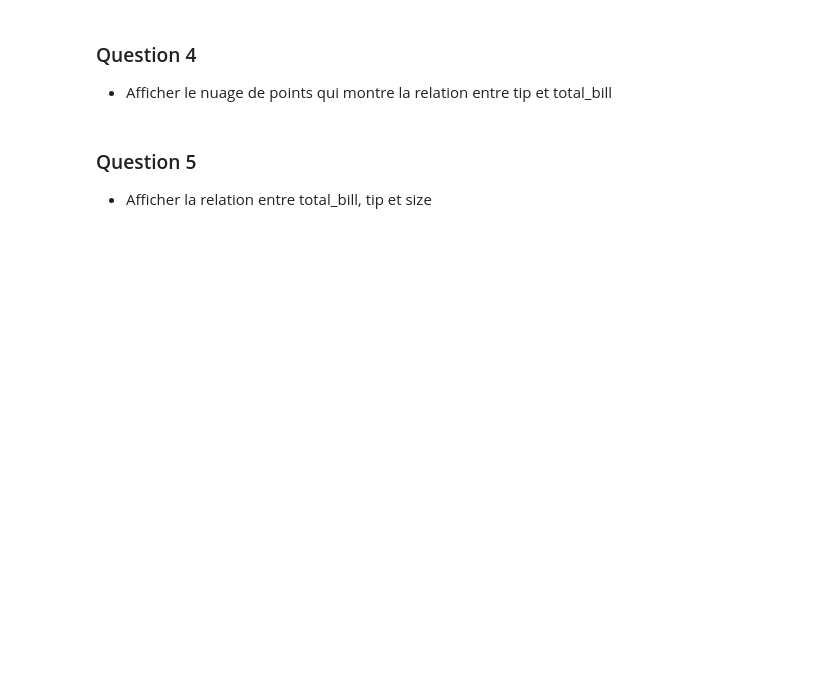
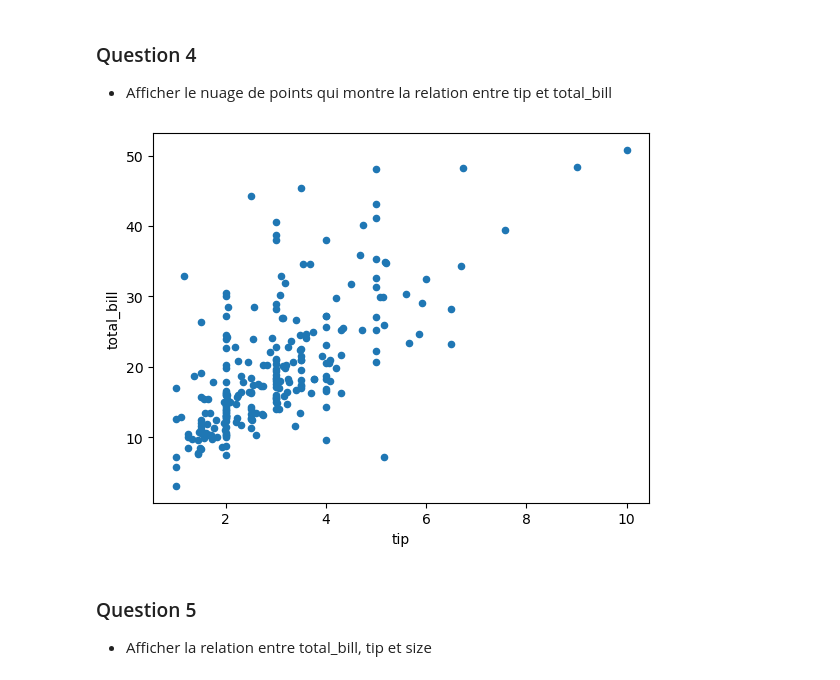
Before and after one commit to Falite/Notebooks-Jupyter, a Jupyter notebook: Analyse de données/TP03 Exercices PythonDataviz_1.ipynb, the cells around one changed output. Saved outputs shown, nothing was run; the diff lists cells and outputs as text; code cells hidden in the pictures; blank space fills up the shorter version.

```diff
--- a/Analyse de données/TP03 Exercices PythonDataviz_1.ipynb
+++ b/Analyse de données/TP03 Exercices PythonDataviz_1.ipynb
@@ -56,6 +216,11 @@ Supprimer la colonne Unnamed 0
 # %% [markdown]
 ### Question 4
 - Afficher le nuage de points qui montre la relation entre tip et total_bill
+# %%
+df.plot(x='tip',y='total_bill',kind='scatter')
+plt.show()
+# %% [output]
+[figure, added]
 # %% [markdown]
 ### Question 5
 - Afficher la relation entre total_bill, tip et size
```
Also changed, not shown: parts of 26 cells of this notebook, 8 other files.
